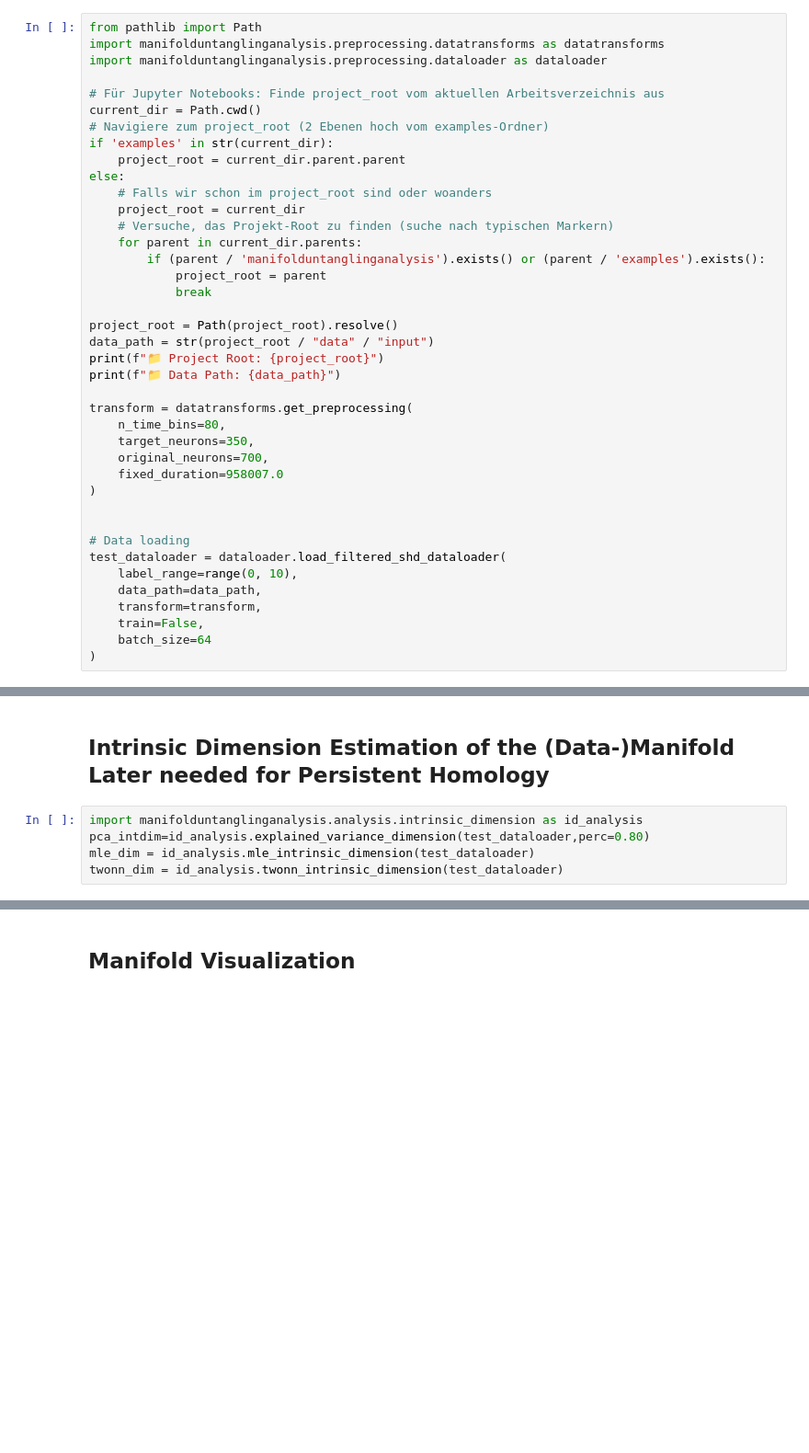
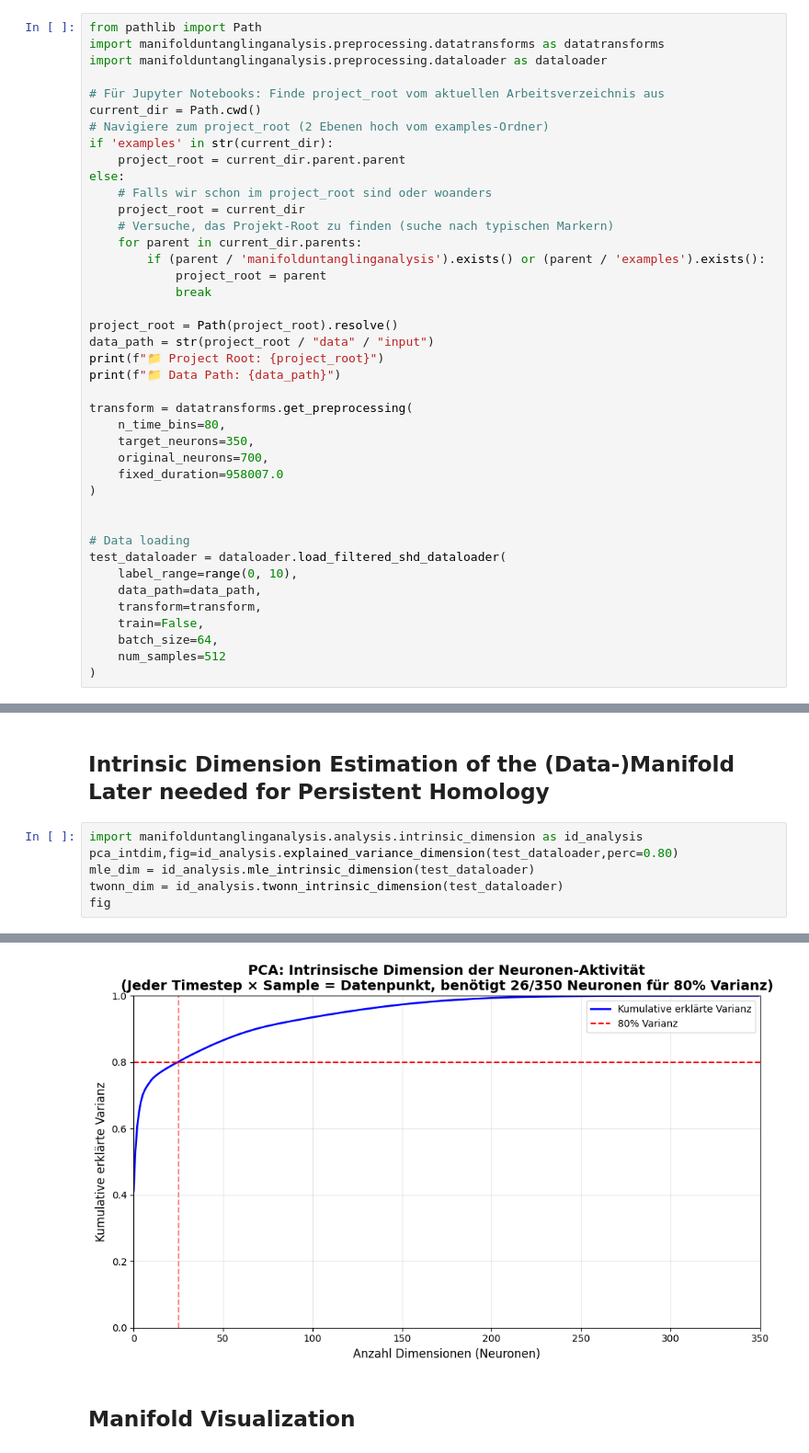
Before and after one commit to Barathaner/SNN-Training-Evolution-Manifold-Untangling-Analysis, a Jupyter notebook: examples/spiking_Heidelberg_Digits_on_Feed_Forward_Spiking_Neural_Network_complete_pipeline/input_manifold_analysis.ipynb, the cells around one changed output, grey strips where cells are left out. Shown: that part at 92% size. Saved outputs shown, nothing was run; the diff lists cells and outputs as text; blank space fills up the shorter version.

```diff
--- a/examples/spiking_Heidelberg_Digits_on_Feed_Forward_Spiking_Neural_Network_complete_pipeline/input_manifold_analysis.ipynb
+++ b/examples/spiking_Heidelberg_Digits_on_Feed_Forward_Spiking_Neural_Network_complete_pipeline/input_manifold_analysis.ipynb
@@ -38,7 +38,8 @@ test_dataloader = dataloader.load_filtered_shd_dataloader(
     data_path=data_path,
     transform=transform,
     train=False,
-    batch_size=64
+    batch_size=64,
+    num_samples=512
 )
 # %% [output]
 📁 Project Root: /home/karl-/git/SNN-Training-Evolution-Manifold-Untangling-Analysis
@@ -47,7 +49,8 @@ test_dataloader = dataloader.load_filtered_shd_dataloader(
 ## Intrinsic Dimension Estimation of the (Data-)Manifold Later needed for Persistent Homology
 # %%
 import manifolduntanglinganalysis.analysis.intrinsic_dimension as id_analysis
-pca_intdim=id_analysis.explained_variance_dimension(test_dataloader,perc=0.80)
+pca_intdim,fig=id_analysis.explained_variance_dimension(test_dataloader,perc=0.80)
 mle_dim = id_analysis.mle_intrinsic_dimension(test_dataloader)
 twonn_dim = id_analysis.twonn_intrinsic_dimension(test_dataloader)
+fig
 # %% [output]
@@ -60,2 +63,3 @@ twonn_dim = id_analysis.twonn_intrinsic_dimension(test_dataloader)
+[figure, added]
 # %% [markdown]
 ## Manifold Visualization
```
Also changed, not shown: parts of 3 cells of this notebook, 3 other files.
